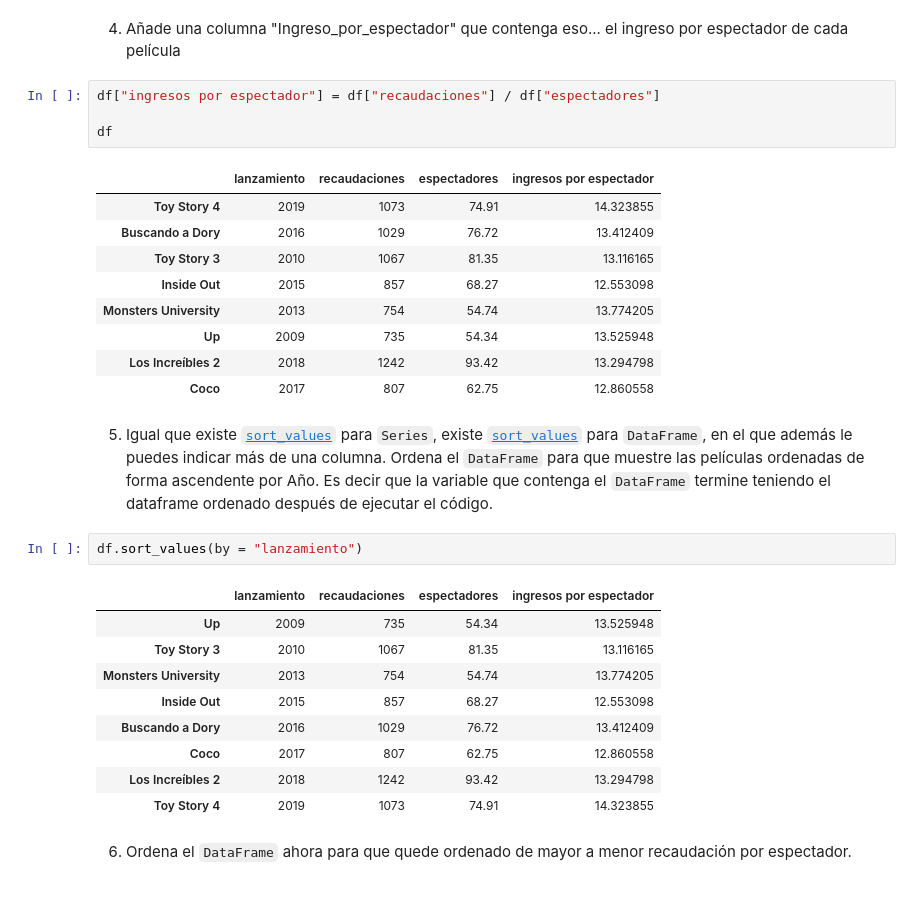
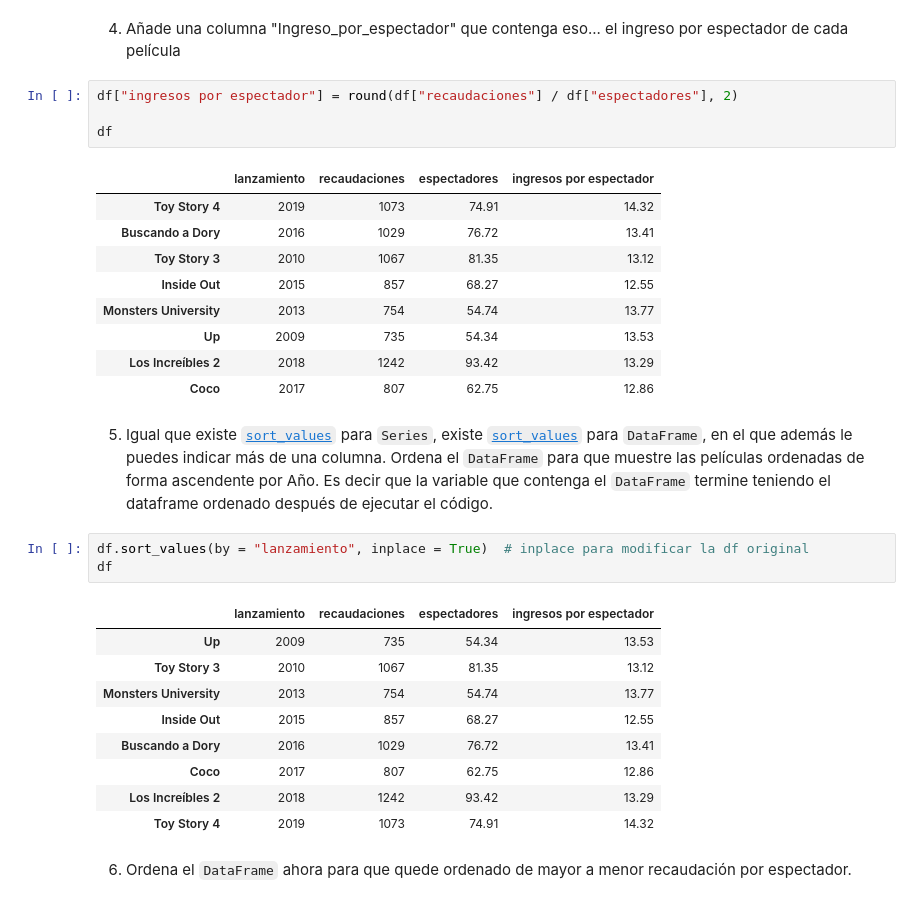
Before and after one commit to A-Manz/DS-online-A-Manz, a Jupyter notebook: 02_Herramientas_Avanzadas/Sprint_04/Unidad_01_Pandas_I/03_Practica_Obligatoria/18_Practica_Obligatoria_Pandas_I.ipynb, the cells around one changed output. Saved outputs shown, nothing was run; the diff lists cells and outputs as text.

```diff
--- a/02_Herramientas_Avanzadas/Sprint_04/Unidad_01_Pandas_I/03_Practica_Obligatoria/18_Practica_Obligatoria_Pandas_I.ipynb
+++ b/02_Herramientas_Avanzadas/Sprint_04/Unidad_01_Pandas_I/03_Practica_Obligatoria/18_Practica_Obligatoria_Pandas_I.ipynb
@@ -228,33 +231,34 @@ df.loc[(df["recaudaciones"] > 800) & (df["espectadores"] > 65) ]   # lo mismo pe
 # %% [markdown]
 4. Añade una columna "Ingreso_por_espectador" que contenga eso... el ingreso por espectador de cada película
 # %%
-df["ingresos por espectador"] = df["recaudaciones"] / df["espectadores"]
+df["ingresos por espectador"] = round(df["recaudaciones"] / df["espectadores"], 2)
 
 df
 # %% [output]
 |  | lanzamiento | recaudaciones | espectadores | ingresos por espectador |
-| Toy Story 4 | 2019 | 1073 | 74.91 | 14.323855 |
-| Buscando a Dory | 2016 | 1029 | 76.72 | 13.412409 |
-| Toy Story 3 | 2010 | 1067 | 81.35 | 13.116165 |
-| Inside Out | 2015 | 857 | 68.27 | 12.553098 |
-| Monsters University | 2013 | 754 | 54.74 | 13.774205 |
-| Up | 2009 | 735 | 54.34 | 13.525948 |
-| Los Increíbles 2 | 2018 | 1242 | 93.42 | 13.294798 |
-| Coco | 2017 | 807 | 62.75 | 12.860558 |
+| Toy Story 4 | 2019 | 1073 | 74.91 | 14.32 |
+| Buscando a Dory | 2016 | 1029 | 76.72 | 13.41 |
+| Toy Story 3 | 2010 | 1067 | 81.35 | 13.12 |
+| Inside Out | 2015 | 857 | 68.27 | 12.55 |
+| Monsters University | 2013 | 754 | 54.74 | 13.77 |
+| Up | 2009 | 735 | 54.34 | 13.53 |
+| Los Increíbles 2 | 2018 | 1242 | 93.42 | 13.29 |
+| Coco | 2017 | 807 | 62.75 | 12.86 |
 # %% [markdown]
 5. Igual que existe [`sort_values`](https://pandas.pydata.org/docs/reference/api/pandas.Series.sort_values.html#pandas.Series.sort_values) para `Series`, existe [`sort_values`](https://pandas.pydata.org/docs/reference/api/pandas.DataFrame.sort_values.html#pandas.DataFrame.sort_values) para `DataFrame`, en el que además le puedes indicar más de una columna. Ordena el `DataFrame` para que muestre las películas ordenadas de forma ascendente por Año. Es decir que la variable que contenga el `DataFrame` termine teniendo el dataframe ordenado después de ejecutar el código.
 # %%
-df.sort_values(by = "lanzamiento")
+df.sort_values(by = "lanzamiento", inplace = True)  # inplace para modificar la df original
+df
 # %% [output]
 |  | lanzamiento | recaudaciones | espectadores | ingresos por espectador |
-| Up | 2009 | 735 | 54.34 | 13.525948 |
-| Toy Story 3 | 2010 | 1067 | 81.35 | 13.116165 |
-| Monsters University | 2013 | 754 | 54.74 | 13.774205 |
-| Inside Out | 2015 | 857 | 68.27 | 12.553098 |
-| Buscando a Dory | 2016 | 1029 | 76.72 | 13.412409 |
-| Coco | 2017 | 807 | 62.75 | 12.860558 |
-| Los Increíbles 2 | 2018 | 1242 | 93.42 | 13.294798 |
-| Toy Story 4 | 2019 | 1073 | 74.91 | 14.323855 |
+| Up | 2009 | 735 | 54.34 | 13.53 |
+| Toy Story 3 | 2010 | 1067 | 81.35 | 13.12 |
+| Monsters University | 2013 | 754 | 54.74 | 13.77 |
+| Inside Out | 2015 | 857 | 68.27 | 12.55 |
+| Buscando a Dory | 2016 | 1029 | 76.72 | 13.41 |
+| Coco | 2017 | 807 | 62.75 | 12.86 |
+| Los Increíbles 2 | 2018 | 1242 | 93.42 | 13.29 |
+| Toy Story 4 | 2019 | 1073 | 74.91 | 14.32 |
 # %% [markdown]
 6. Ordena el `DataFrame` ahora para que quede ordenado de mayor a menor recaudación por espectador.
 # %%
```
Also changed, not shown: parts of 9 cells of this notebook.
